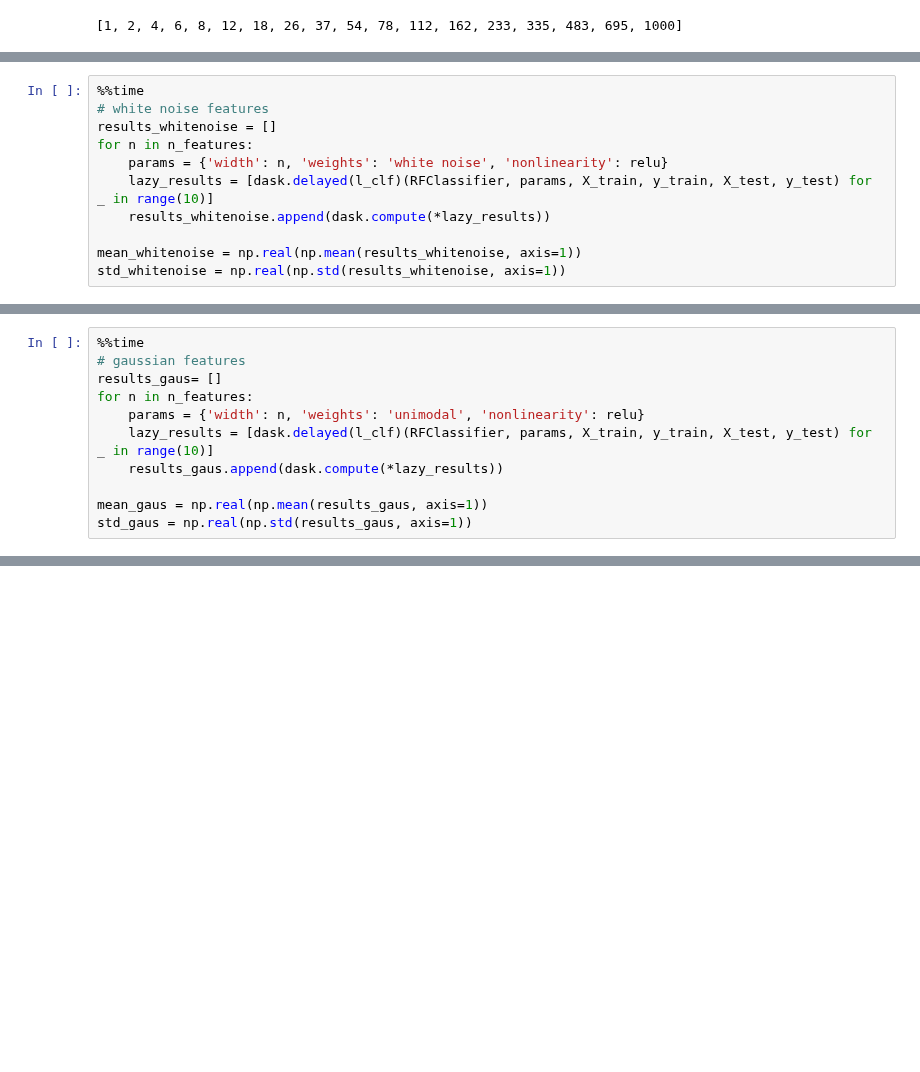
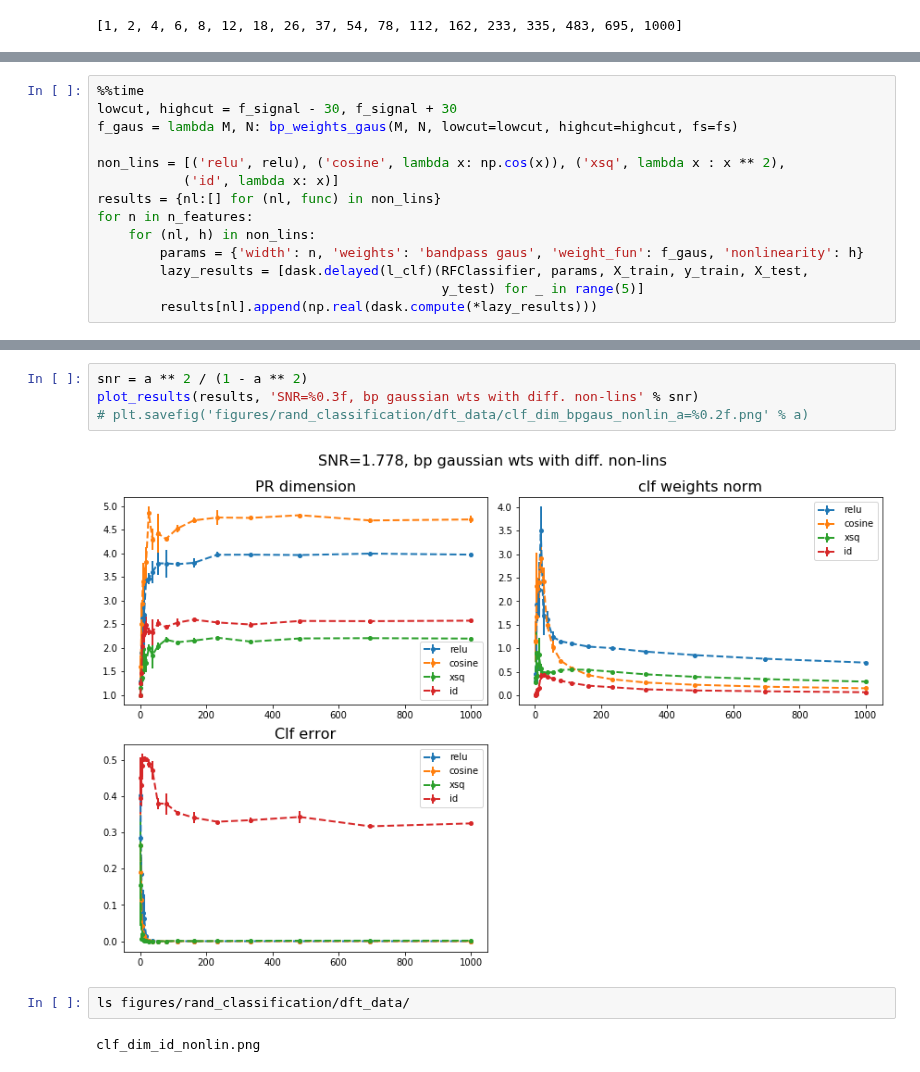
Before and after one commit to BruntonUWBio/structured-random-features, a Jupyter notebook: dimensionality of kernel matrices.ipynb, the cells around one changed output, grey strips where cells are left out. Saved outputs shown, nothing was run; the diff lists cells and outputs as text; blank space fills up the shorter version.

```diff
--- a/dimensionality of kernel matrices.ipynb
+++ b/dimensionality of kernel matrices.ipynb
@@ -92,11 +91,0 @@ Wall time: 1min 26s
-# %%
-%%time
-# white noise features
-results_whitenoise = []
-for n in n_features:
-    params = {'width': n, 'weights': 'white noise', 'nonlinearity': relu}
-    lazy_results = [dask.delayed(l_clf)(RFClassifier, params, X_train, y_train, X_test, y_test) for _ in range(10)]
-    results_whitenoise.append(dask.compute(*lazy_results))
-
-mean_whitenoise = np.real(np.mean(results_whitenoise, axis=1))
-std_whitenoise = np.real(np.std(results_whitenoise, axis=1))
@@ -106,11 +91,0 @@ Wall time: 34.7 s
-# %%
-%%time
-# gaussian features
-results_gaus= []
-for n in n_features:
-    params = {'width': n, 'weights': 'unimodal', 'nonlinearity': relu}
-    lazy_results = [dask.delayed(l_clf)(RFClassifier, params, X_train, y_train, X_test, y_test) for _ in range(10)]
-    results_gaus.append(dask.compute(*lazy_results))
-
-mean_gaus = np.real(np.mean(results_gaus, axis=1))
-std_gaus = np.real(np.std(results_gaus, axis=1))
@@ -163,0 +100,14 @@ plt.savefig('figures/rand_classification/gaussian_bp/clf_a=%0.2f_dim.png' % a)
+# %%
+%%time
+lowcut, highcut = f_signal - 30, f_signal + 30
+f_gaus = lambda M, N: bp_weights_gaus(M, N, lowcut=lowcut, highcut=highcut, fs=fs)
+
+non_lins = [('relu', relu), ('cosine', lambda x: np.cos(x)), ('xsq', lambda x : x ** 2),
+           ('id', lambda x: x)]
+results = {nl:[] for (nl, func) in non_lins}
+for n in n_features:
+    for (nl, h) in non_lins:
+        params = {'width': n, 'weights': 'bandpass gaus', 'weight_fun': f_gaus, 'nonlinearity': h}
+        lazy_results = [dask.delayed(l_clf)(RFClassifier, params, X_train, y_train, X_test,
+                                            y_test) for _ in range(5)]
+        results[nl].append(np.real(dask.compute(*lazy_results)))
@@ -163,0 +117,10 @@ plt.savefig('figures/rand_classification/gaussian_bp/clf_a=%0.2f_dim.png' % a)
+# %%
+snr = a ** 2 / (1 - a ** 2)
+plot_results(results, 'SNR=%0.3f, bp gaussian wts with diff. non-lins' % snr)
+# plt.savefig('figures/rand_classification/dft_data/clf_dim_bpgaus_nonlin_a=%0.2f.png' % a)
+# %% [output]
+[figure, added]
+# %%
+ls figures/rand_classification/dft_data/
+# %% [output]
+clf_dim_id_nonlin.png
```
Also changed, not shown: parts of 17 cells of this notebook, 3 other files.
